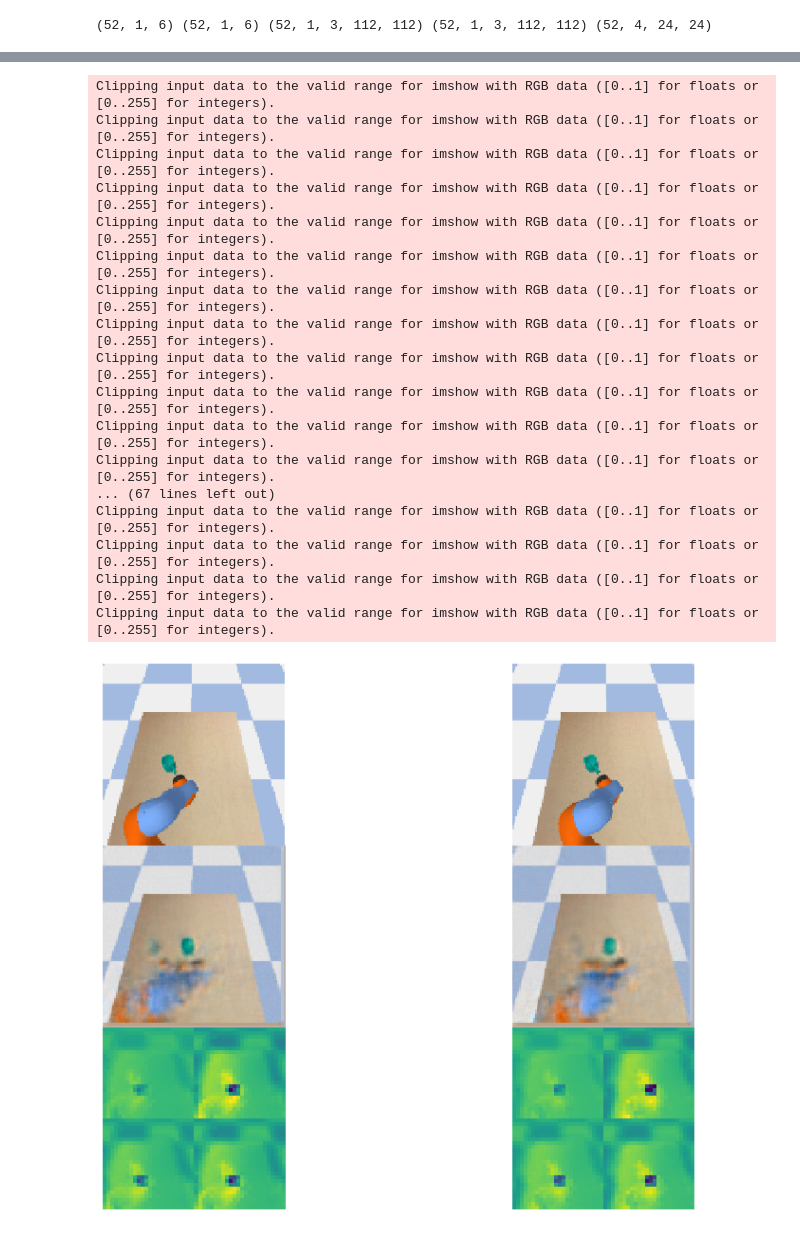
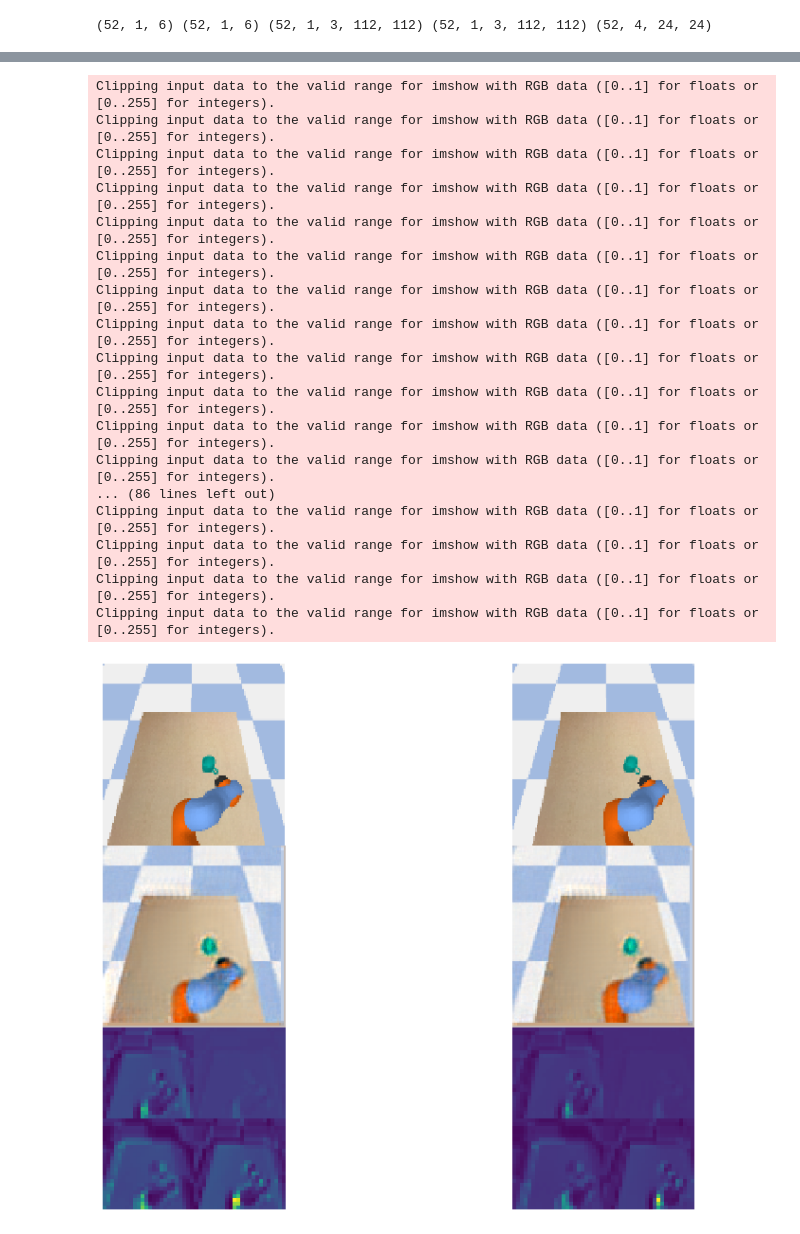
Before and after one commit to bocaikun/stereo_robot, a Jupyter notebook: tester_stereo_hiruma_cup.ipynb, the cells around one changed output, grey strips where cells are left out. Cells and saved outputs as stored; diff of their text form; code cells hidden in the pictures.

```diff
--- a/tester_stereo_hiruma_cup.ipynb
+++ b/tester_stereo_hiruma_cup.ipynb
@@ -54,8 +54,8 @@ Load Data done
 [figure]
 # %%
 # model path
-training_id = "20220529_225757"
-model_path = 'D:/logs/stereo/%s/models/model_250.pth'%(training_id)
+training_id = "20220604_015516"
+model_path = 'D:/logs/stereo/%s/models/model_final.pth'%(training_id)
 print("model_path:", model_path)
 
 # load model
@@ -100,13 +100,14 @@ with torch.no_grad():
         for steps in range(49+3):
             if steps < 3:
                 steps = 0
+                t_test_position = test_position[:,steps,:]
             else:
                 steps = steps-3
-            t_test_position = test_position[:,steps,:]
+            t_test_position = t_test_position
             t_test_left = test_left[:,steps,:]
             t_test_right = test_right[:,steps,:]
 
-            t_pred_left, t_pred_right, t_test_position, map1, map2, test_rnn_hidden = model(t_test_left, t_test_right, t_test_position, test_rnn_hidden)
+            t_pred_left, t_pred_right, t_test_position, map1, map2,t_pt, pt, test_rnn_hidden = model(t_test_left, t_test_right, t_test_position, test_rnn_hidden)
             pred_left.append(t_pred_left.cpu().detach().numpy())
             pred_right.append(t_pred_right.cpu().detach().numpy())
             pred_pos.append(t_test_position.cpu().detach().numpy())
@@ -196,33 +197,33 @@ def anim_update(i):
 
         left_up = np.concatenate([left_attmap[i][0], left_attmap[i][1]], axis=1)
         left_down = np.concatenate([left_attmap[i][2], left_attmap[i][3]], axis=1)
         left_sum = np.concatenate([left_up, left_down], axis=0)
 
         right_up = np.concatenate([right_attmap[i][0], right_attmap[i][1]], axis=1)
         right_down = np.concatenate([right_attmap[i][2], right_attmap[i][3]], axis=1)
         right_sum = np.concatenate([right_up, right_down], axis=0)
 
         axes_5.imshow(left_sum,interpolation='nearest')
         axes_6.imshow(right_sum,interpolation='nearest')
 
 ani = anm.FuncAnimation(figure, anim_update, interval=100, frames=50)
-ani.save('stereo_eval_test.gif',writer = 'pillow')
+ani.save('stereo_eval_test6.gif',writer = 'pillow')
 # %% [output]
 Clipping input data to the valid range for imshow with RGB data ([0..1] for floats or [0..255] for integers).
 Clipping input data to the valid range for imshow with RGB data ([0..1] for floats or [0..255] for integers).
 Clipping input data to the valid range for imshow with RGB data ([0..1] for floats or [0..255] for integers).
 Clipping input data to the valid range for imshow with RGB data ([0..1] for floats or [0..255] for integers).
 Clipping input data to the valid range for imshow with RGB data ([0..1] for floats or [0..255] for integers).
 Clipping input data to the valid range for imshow with RGB data ([0..1] for floats or [0..255] for integers).
 Clipping input data to the valid range for imshow with RGB data ([0..1] for floats or [0..255] for integers).
 Clipping input data to the valid range for imshow with RGB data ([0..1] for floats or [0..255] for integers).
 Clipping input data to the valid range for imshow with RGB data ([0..1] for floats or [0..255] for integers).
 Clipping input data to the valid range for imshow with RGB data ([0..1] for floats or [0..255] for integers).
 Clipping input data to the valid range for imshow with RGB data ([0..1] for floats or [0..255] for integers).
 Clipping input data to the valid range for imshow with RGB data ([0..1] for floats or [0..255] for integers).
-... (67 lines left out)
+... (86 lines left out)
 Clipping input data to the valid range for imshow with RGB data ([0..1] for floats or [0..255] for integers).
 Clipping input data to the valid range for imshow with RGB data ([0..1] for floats or [0..255] for integers).
 Clipping input data to the valid range for imshow with RGB data ([0..1] for floats or [0..255] for integers).
 Clipping input data to the valid range for imshow with RGB data ([0..1] for floats or [0..255] for integers).
-[figure, old version]
+[figure, new version]
```
Also changed, not shown: parts of 3 cells of this notebook, 11 other files.
